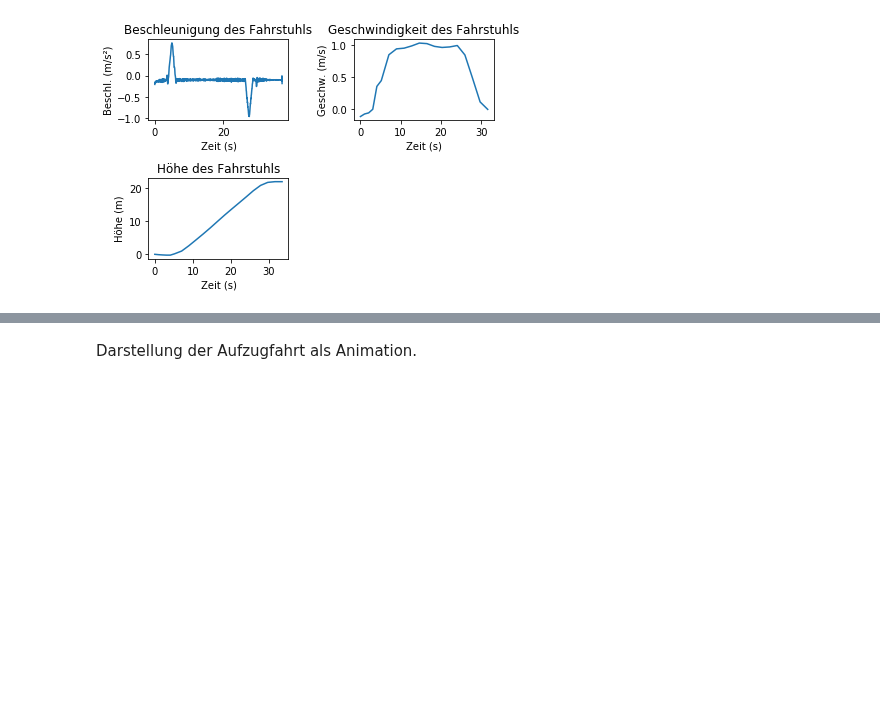
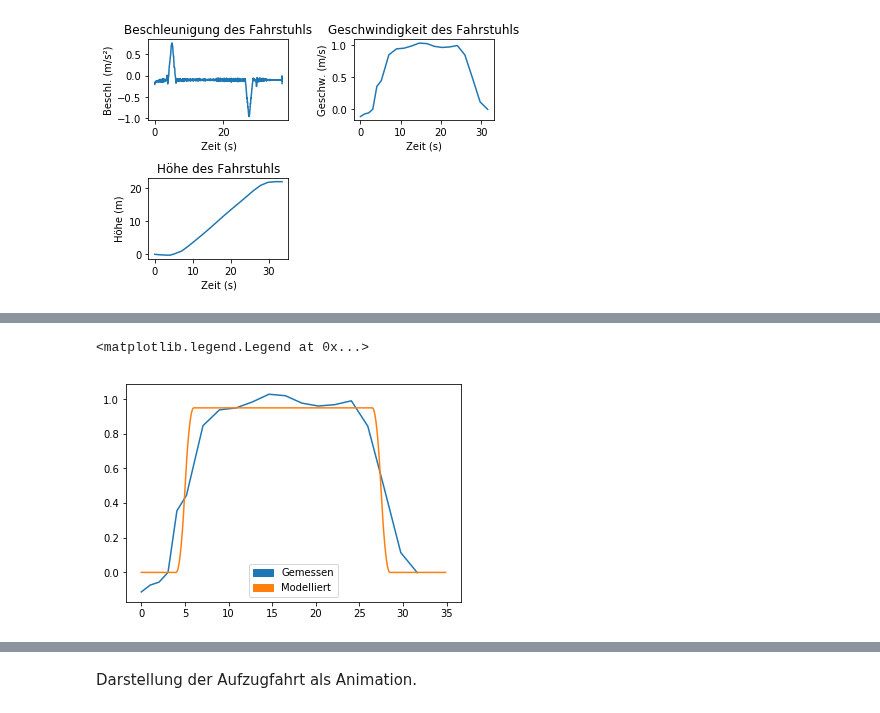
Before and after one commit to darenegade/modellbildung, a Jupyter notebook: Abgabe1/Abgabe1.ipynb, the cells around one changed output, grey strips where cells are left out. Cells and saved outputs as stored; diff of their text form; code cells hidden in the pictures; blank space fills up the shorter version.

```diff
--- a/Abgabe1/Abgabe1.ipynb
+++ b/Abgabe1/Abgabe1.ipynb
@@ -54,0 +65,13 @@ plt.plot(range(0,40), [ S(x) for x in range(0,40) ])
+# %%
+plt.plot(pvData['Time (s)'], pvData['Velocity (m/s)'], color='C0')
+
+v_model = lambda t: integrate.quad(a_model, 0, t, full_output=True)[0]
+
+plt.plot(np.arange(0, 35, 0.1), [v_model(x) for x in np.arange(0, 35, 0.1)], color='C1')
+
+red_patch = mpatches.Patch(color='C0', label='Gemessen')
+blue_patch = mpatches.Patch(color='C1', label='Modelliert')
+plt.legend(handles=[red_patch, blue_patch])
+# %% [output]
+<matplotlib.legend.Legend at 0x...>
+[figure, added]
```
Also changed, not shown: parts of 8 cells of this notebook.
